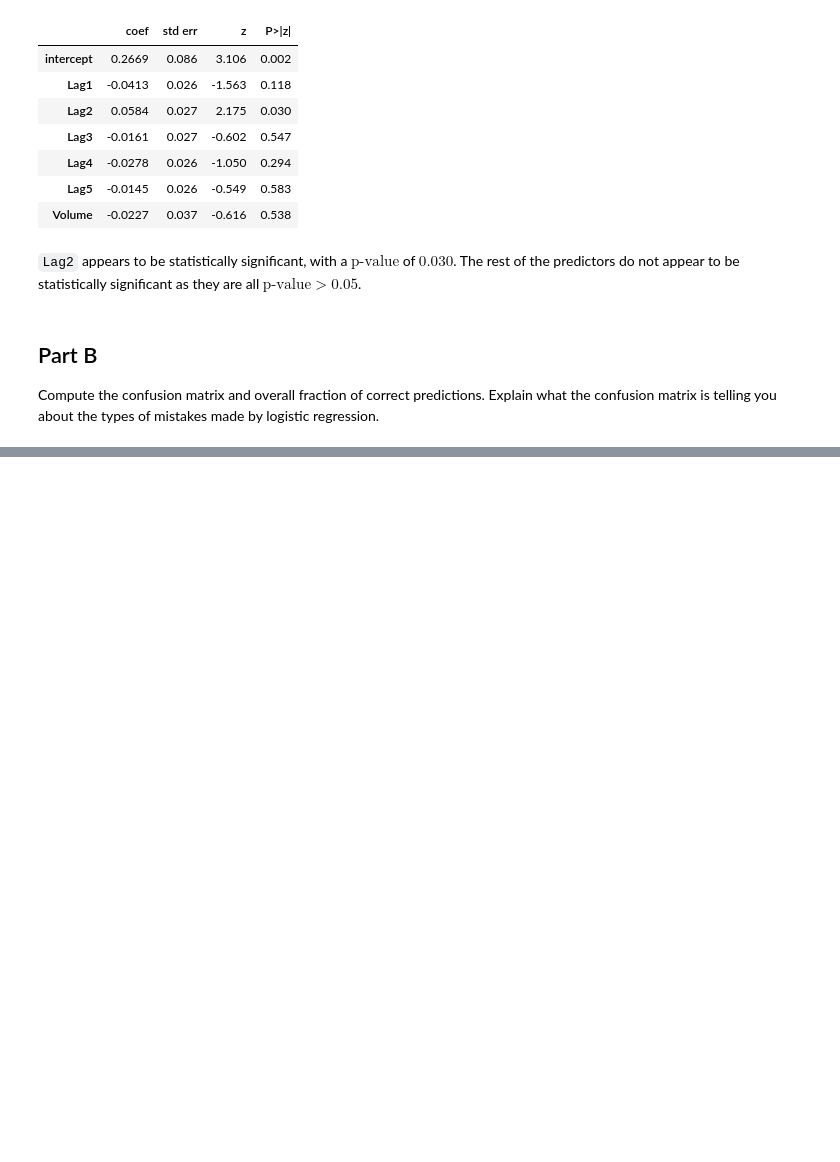
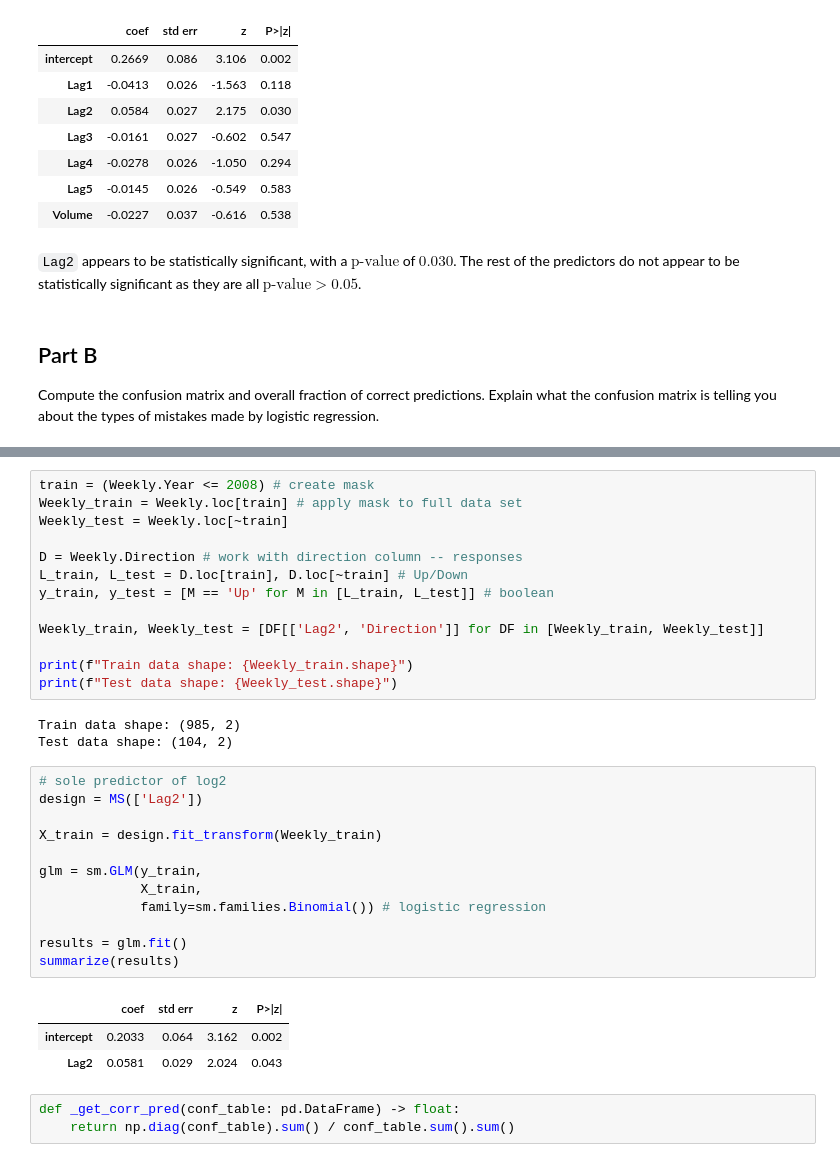
Before and after one commit to anchitrao/islp, a Jupyter notebook: chapter4/exercises/ex_13.ipynb, the cells around one changed output, grey strips where cells are left out. Saved outputs shown, nothing was run; the diff lists cells and outputs as text; blank space fills up the shorter version.

```diff
--- a/chapter4/exercises/ex_13.ipynb
+++ b/chapter4/exercises/ex_13.ipynb
@@ -128,0 +133,35 @@ np.mean(labels == Weekly.Direction)
+# %%
+train = (Weekly.Year <= 2008) # create mask
+Weekly_train = Weekly.loc[train] # apply mask to full data set
+Weekly_test = Weekly.loc[~train]
+
+D = Weekly.Direction # work with direction column -- responses
+L_train, L_test = D.loc[train], D.loc[~train] # Up/Down
+y_train, y_test = [M == 'Up' for M in [L_train, L_test]] # boolean
+
+Weekly_train, Weekly_test = [DF[['Lag2', 'Direction']] for DF in [Weekly_train, Weekly_test]]
+
+print(f"Train data shape: {Weekly_train.shape}")
+print(f"Test data shape: {Weekly_test.shape}")
+# %% [output]
+Train data shape: (985, 2)
+Test data shape: (104, 2)
+# %%
+# sole predictor of log2
+design = MS(['Lag2'])
+
+X_train = design.fit_transform(Weekly_train)
+
+glm = sm.GLM(y_train,
+             X_train,
+             family=sm.families.Binomial()) # logistic regression
+
+results = glm.fit()
+summarize(results)
+# %% [output]
+|  | coef | std err | z | P>|z| |
+| intercept | 0.2033 | 0.064 | 3.162 | 0.002 |
+| Lag2 | 0.0581 | 0.029 | 2.024 | 0.043 |
+# %%
+def _get_corr_pred(conf_table: pd.DataFrame) -> float:
+    return np.diag(conf_table).sum() / conf_table.sum().sum()
```
Also changed, not shown: parts of 16 cells of this notebook, 1 other file.
